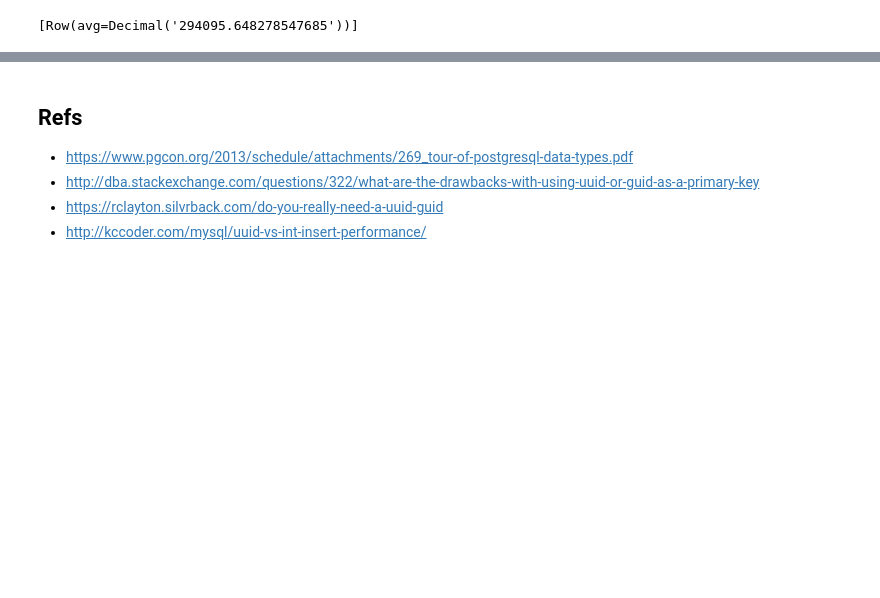
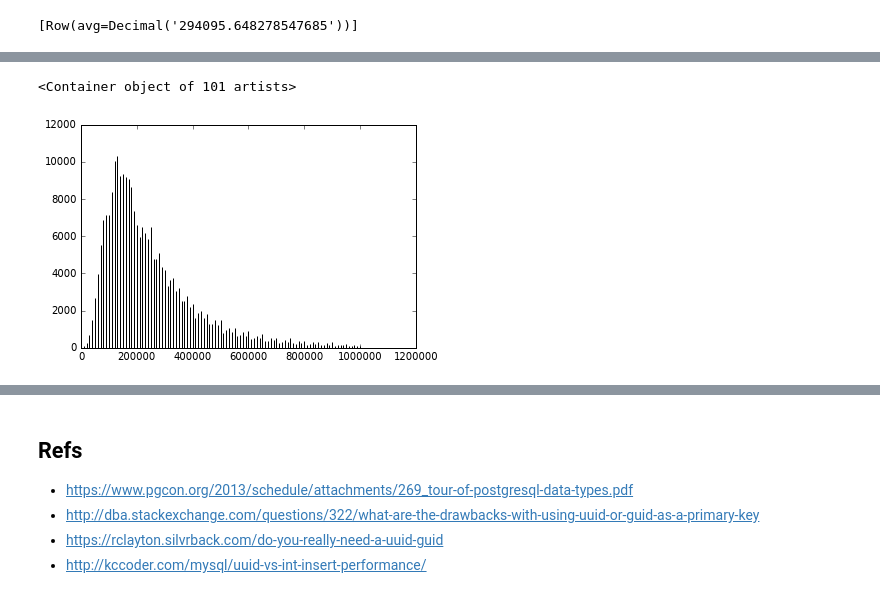
Before and after one commit to JamesSmaldon/dev-notes, a Jupyter notebook: notebooks/SQL Case Study - House Price Data.ipynb, the cells around one changed output, grey strips where cells are left out. Drawn from its saved outputs; the diff is of its cells as text; code cells hidden in the pictures; blank space fills up the shorter version.

```diff
--- a/notebooks/SQL Case Study - House Price Data.ipynb
+++ b/notebooks/SQL Case Study - House Price Data.ipynb
@@ -226,0 +255,13 @@ query("SELECT postcode, AVG(price) from house_prices WHERE postcode='CM23 3EH' G
+# %%
+# There are couple of highly priced outliers which result in a huge range for the x axis,
+# to filter these out, we can observe that most sales are for < £5e6, but lets look at
+# sales below £1e6
+results = query("SELECT ROUND(price, -4) AS bucket, COUNT(*) AS count "
+                "FROM house_prices "
+                "WHERE price < 1e6"
+                "GROUP BY bucket "
+                "ORDER BY bucket;")
+plot_histo(results)
+# %% [output]
+<Container object of 101 artists>
+[figure, added]
```
Also changed, not shown: parts of 12 cells of this notebook, 2 other files.
